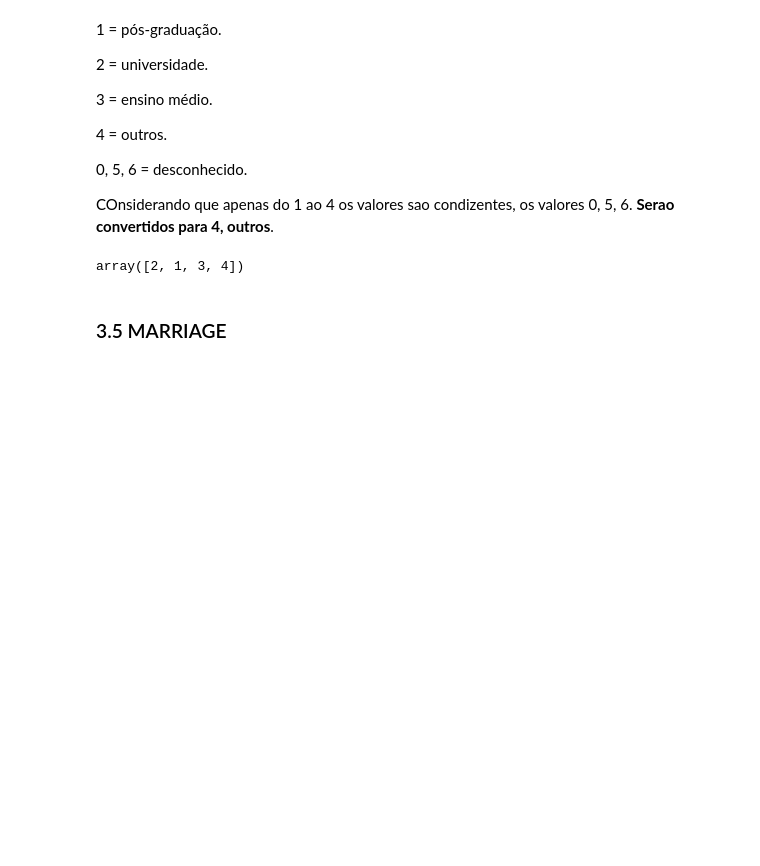
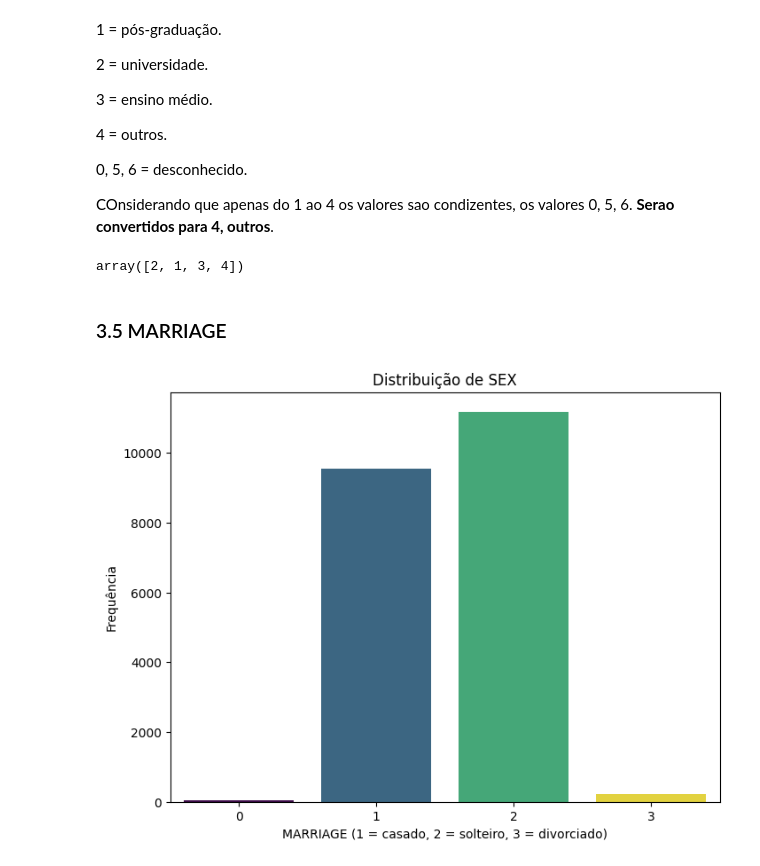
Before and after one commit to HammadN98/inadimplencia_em_cartoes_de_credito, a Jupyter notebook: inadimplecia_credito.ipynb, the cells around one changed output. Drawn from its saved outputs; the diff is of its cells as text; code cells hidden in the pictures; blank space fills up the shorter version.

Commit message:
Tratamento dos outliers de MARRIAGE

```diff
--- a/inadimplecia_credito.ipynb
+++ b/inadimplecia_credito.ipynb
@@ -294,3 +290,12 @@ dados['EDUCATION'].unique()
 array([2, 1, 3, 4])
 # %% [markdown]
 ### 3.5 MARRIAGE
+# %%
+plt.figure(figsize=(8, 6))
+sns.countplot(data=dados, x='MARRIAGE', palette="viridis", hue="MARRIAGE", legend=False)
+plt.title('Distribuição de SEX')
+plt.xlabel('MARRIAGE (1 = casado, 2 = solteiro, 3 = divorciado)')
+plt.ylabel('Frequência')
+plt.show()
+# %% [output]
+[figure, added]
```
Also changed, not shown: parts of 6 cells of this notebook.
